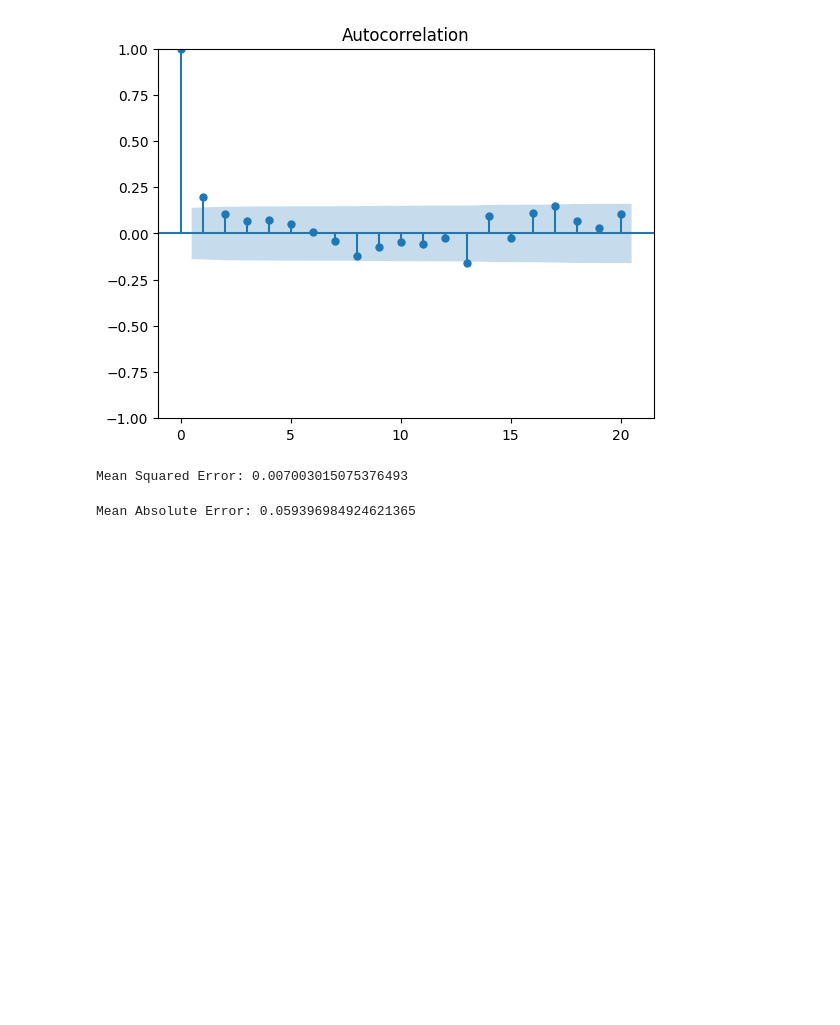
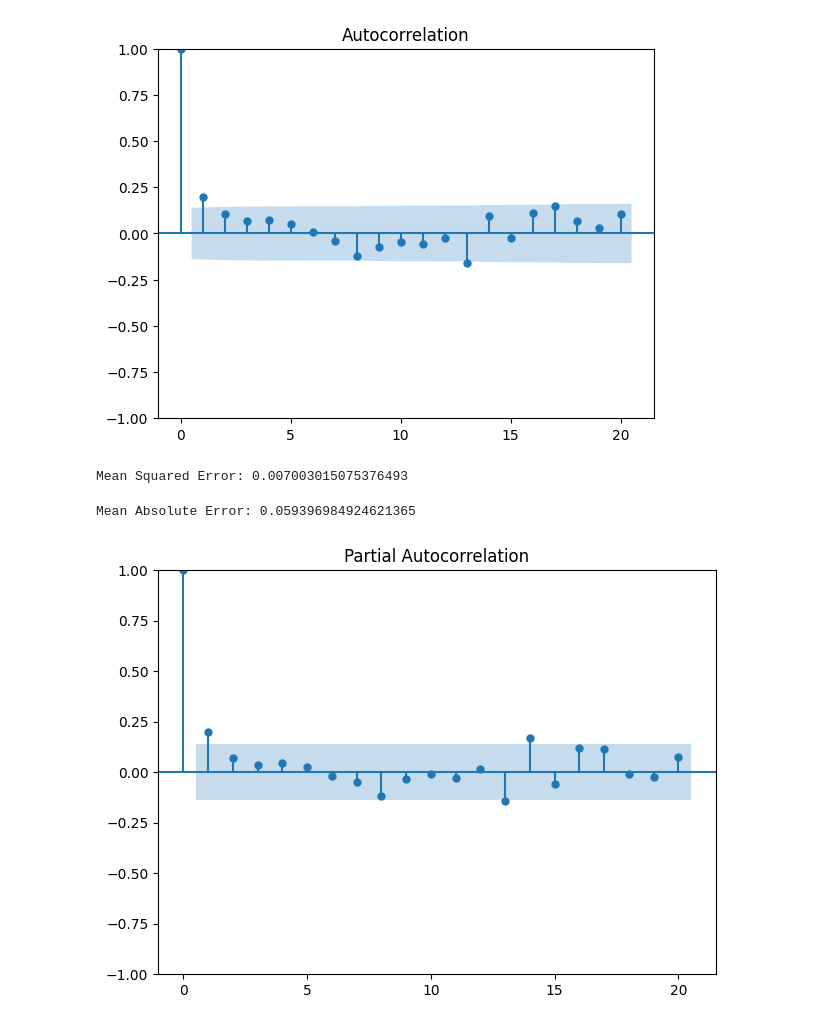
Before and after one commit to afedyanin/vertr-ml, a Jupyter notebook: notebooks/time_series/adf_acf_pacf.ipynb, the cells around one changed output. Saved outputs shown, nothing was run; the diff lists cells and outputs as text; code cells hidden in the pictures; blank space fills up the shorter version.

```diff
--- a/notebooks/time_series/adf_acf.ipynb
+++ b/notebooks/time_series/adf_acf_pacf.ipynb
@@ -71,3 +71,9 @@ mae_one_step = mean_absolute_error(df['close_predict'], df['close'])
 print(f'Mean Absolute Error: {mae_one_step}')
 # %% [output]
 Mean Absolute Error: 0.059396984924621365
+# %%
+from statsmodels.graphics.tsaplots import plot_pacf
+plot_pacf(diff_close, lags=20)
+plt.tight_layout()
+# %% [output]
+[figure, added]
```
